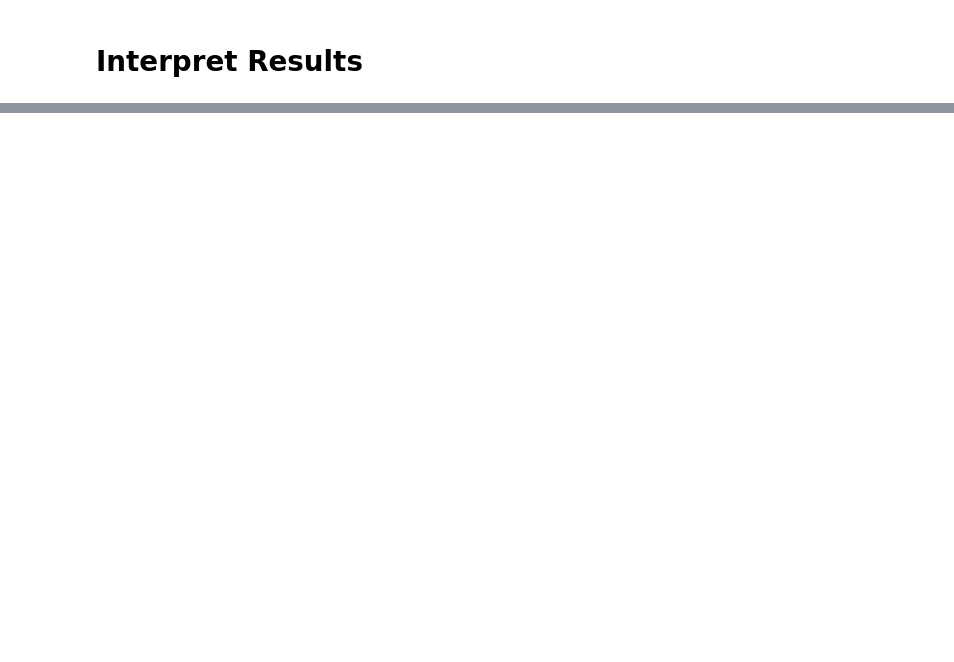
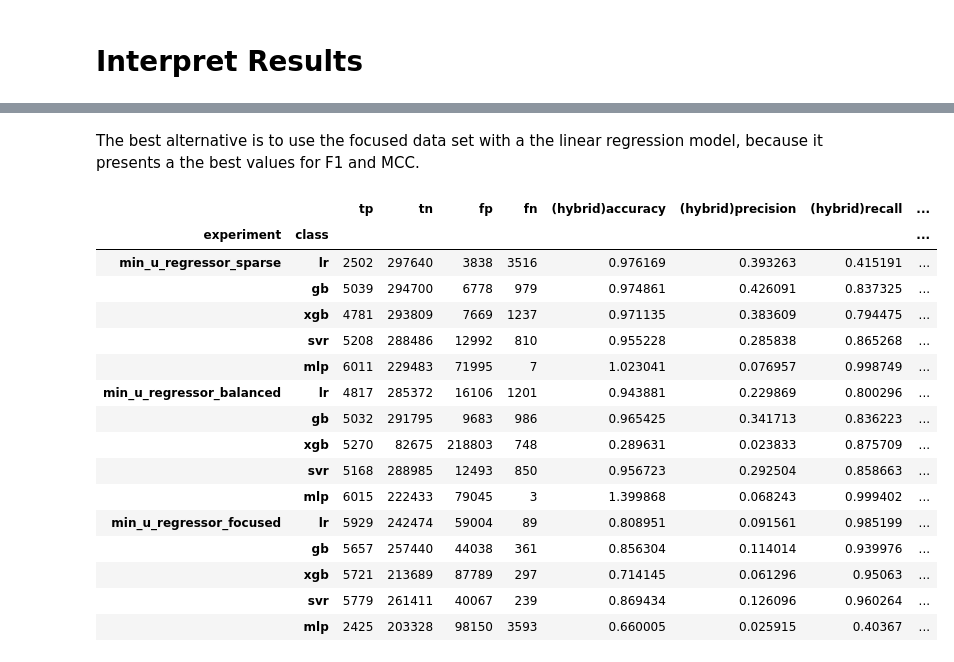
Before and after one commit to jamilsonjr/AI-to-forecast-constraints-in-the-energy-systems, a Jupyter notebook: jupyter_notebooks/datasets_benchmark.ipynb, the cells around one changed output, grey strips where cells are left out. Saved outputs shown, nothing was run; the diff lists cells and outputs as text; code cells hidden in the pictures; blank space fills up the shorter version.

```diff
--- a/jupyter_notebooks/datasets_benchmark.ipynb
+++ b/jupyter_notebooks/datasets_benchmark.ipynb
@@ -978,0 +1007,22 @@ dtype: object
+# %% [markdown]
+The best alternative is to use the focused data set with a the linear regression model, because it presents a the best values for F1 and MCC.
+# %%
+df.loc[['min_u_regressor_sparse', 'min_u_regressor_balanced', 'min_u_regressor_focused']]
+# %% [output]
+|  |  | tp | tn | fp | fn | (hybrid)accuracy | (hybrid)precision | (hybrid)recall | ... |
+| experiment | class |  |  |  |  |  |  |  | ... |
+| min_u_regressor_sparse | lr | 2502 | 297640 | 3838 | 3516 | 0.976169 | 0.393263 | 0.415191 | ... |
+|  | gb | 5039 | 294700 | 6778 | 979 | 0.974861 | 0.426091 | 0.837325 | ... |
+|  | xgb | 4781 | 293809 | 7669 | 1237 | 0.971135 | 0.383609 | 0.794475 | ... |
+|  | svr | 5208 | 288486 | 12992 | 810 | 0.955228 | 0.285838 | 0.865268 | ... |
+|  | mlp | 6011 | 229483 | 71995 | 7 | 1.023041 | 0.076957 | 0.998749 | ... |
+| min_u_regressor_balanced | lr | 4817 | 285372 | 16106 | 1201 | 0.943881 | 0.229869 | 0.800296 | ... |
+|  | gb | 5032 | 291795 | 9683 | 986 | 0.965425 | 0.341713 | 0.836223 | ... |
+|  | xgb | 5270 | 82675 | 218803 | 748 | 0.289631 | 0.023833 | 0.875709 | ... |
+|  | svr | 5168 | 288985 | 12493 | 850 | 0.956723 | 0.292504 | 0.858663 | ... |
+|  | mlp | 6015 | 222433 | 79045 | 3 | 1.399868 | 0.068243 | 0.999402 | ... |
+| min_u_regressor_focused | lr | 5929 | 242474 | 59004 | 89 | 0.808951 | 0.091561 | 0.985199 | ... |
+|  | gb | 5657 | 257440 | 44038 | 361 | 0.856304 | 0.114014 | 0.939976 | ... |
+|  | xgb | 5721 | 213689 | 87789 | 297 | 0.714145 | 0.061296 | 0.95063 | ... |
+|  | svr | 5779 | 261411 | 40067 | 239 | 0.869434 | 0.126096 | 0.960264 | ... |
+|  | mlp | 2425 | 203328 | 98150 | 3593 | 0.660005 | 0.025915 | 0.40367 | ... |
```
Also changed, not shown: parts of 31 cells of this notebook, 1 other file.
